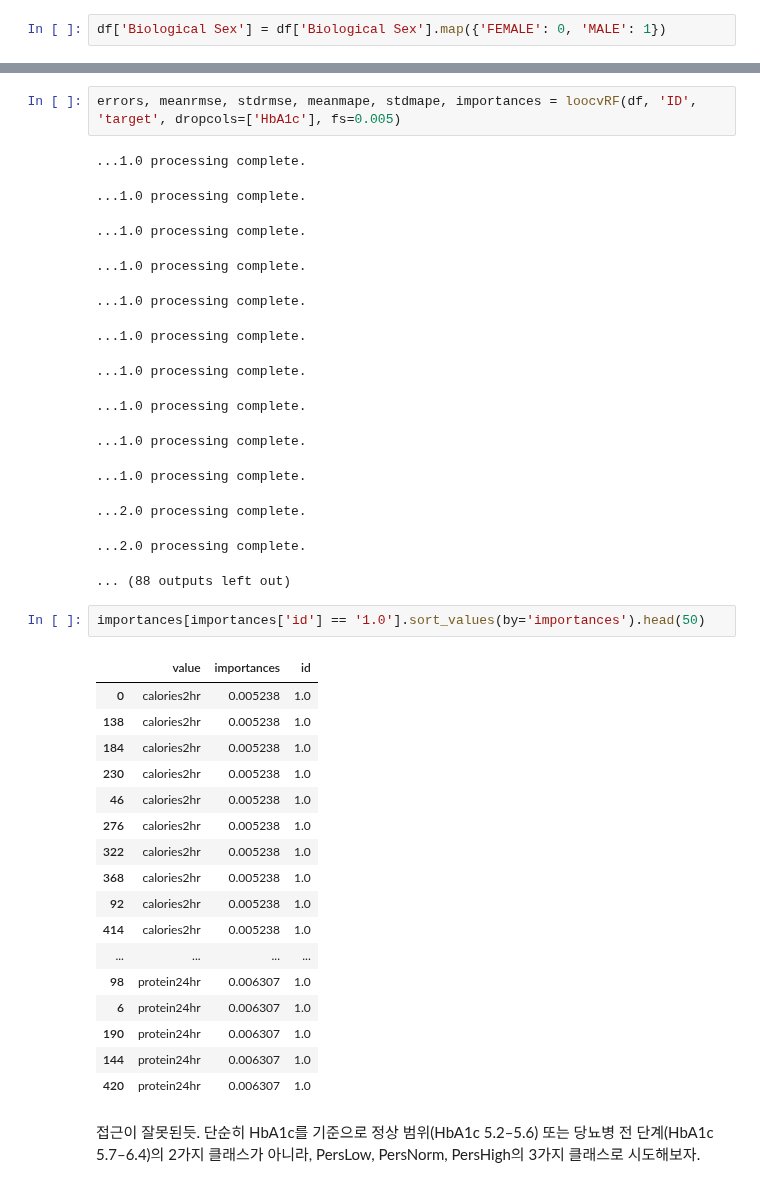
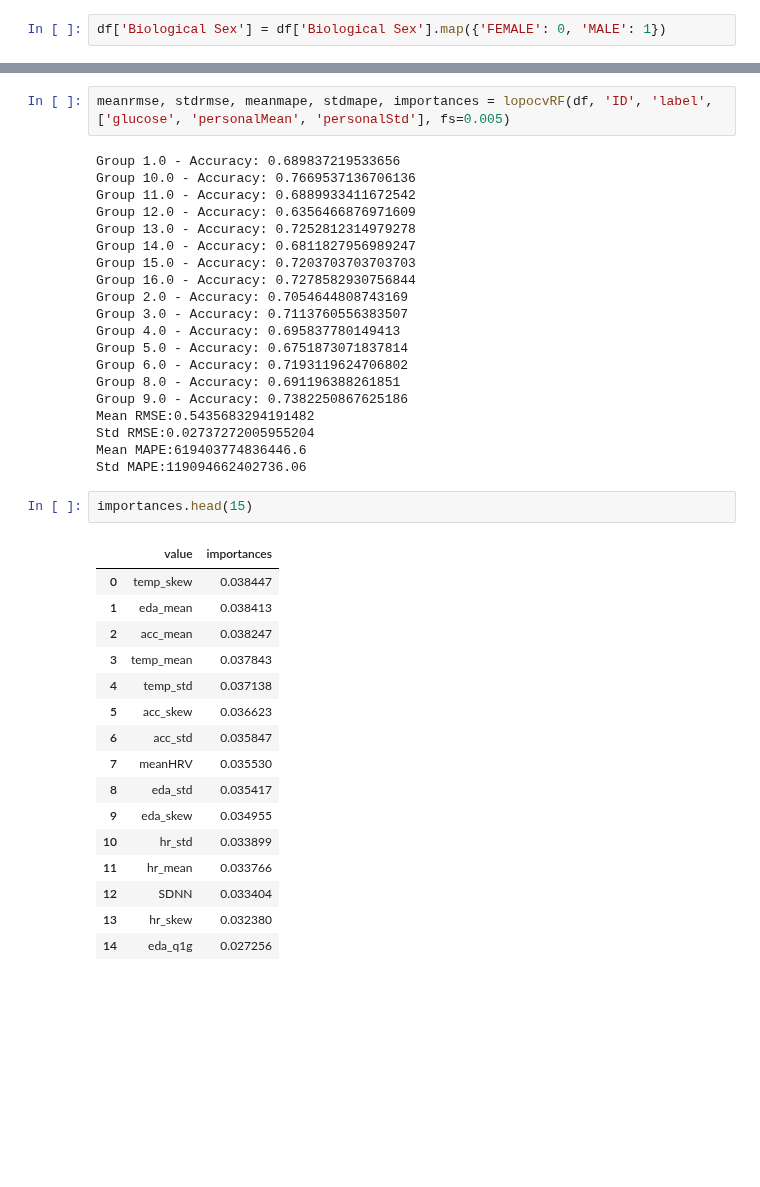
Before and after one commit to mingg12/engineering-newFork, a Jupyter notebook: building_df_for_feature_selection.ipynb, the cells around one changed output, grey strips where cells are left out. Drawn from its saved outputs; the diff is of its cells as text; blank space fills up the shorter version.

```diff
--- a/building_df_for_feature_selection.ipynb
+++ b/building_df_for_feature_selection.ipynb
@@ -726,41 +641,44 @@ def loocvRF(data, idcolumn, outcomevar, dropcols=[], numestimators=1000, fs=0.02
 # %%
-errors, meanrmse, stdrmse, meanmape, stdmape, importances = loocvRF(df, 'ID', 'target', dropcols=['HbA1c'], fs=0.005)
+meanrmse, stdrmse, meanmape, stdmape, importances = lopocvRF(df, 'ID', 'label', ['glucose', 'personalMean', 'personalStd'], fs=0.005)
 # %% [output]
-...1.0 processing complete.
+Group 1.0 - Accuracy: 0.689837219533656
+Group 10.0 - Accuracy: 0.7669537136706136
+Group 11.0 - Accuracy: 0.6889933411672542
+Group 12.0 - Accuracy: 0.6356466876971609
+Group 13.0 - Accuracy: 0.7252812314979278
+Group 14.0 - Accuracy: 0.6811827956989247
+Group 15.0 - Accuracy: 0.7203703703703703
+Group 16.0 - Accuracy: 0.7278582930756844
+Group 2.0 - Accuracy: 0.7054644808743169
+Group 3.0 - Accuracy: 0.7113760556383507
+Group 4.0 - Accuracy: 0.695837780149413
+Group 5.0 - Accuracy: 0.6751873071837814
+Group 6.0 - Accuracy: 0.7193119624706802
+Group 8.0 - Accuracy: 0.691196388261851
+Group 9.0 - Accuracy: 0.7382250867625186
+Mean RMSE:0.5435683294191482
+Std RMSE:0.02737272005955204
+Mean MAPE:619403774836446.6
+Std MAPE:119094662402736.06
-...1.0 processing complete.
-...1.0 processing complete.
-...1.0 processing complete.
-...1.0 processing complete.
-...1.0 processing complete.
-...1.0 processing complete.
-...1.0 processing complete.
-...1.0 processing complete.
-...1.0 processing complete.
-...2.0 processing complete.
-...2.0 processing complete.
-... (88 outputs left out)
-# %%
-importances[importances['id'] == '1.0'].sort_values(by='importances').head(50)
-# %% [output]
-|  | value | importances | id |
-| 0 | calories2hr | 0.005238 | 1.0 |
-| 138 | calories2hr | 0.005238 | 1.0 |
-| 184 | calories2hr | 0.005238 | 1.0 |
-| 230 | calories2hr | 0.005238 | 1.0 |
-| 46 | calories2hr | 0.005238 | 1.0 |
-| 276 | calories2hr | 0.005238 | 1.0 |
-| 322 | calories2hr | 0.005238 | 1.0 |
-| 368 | calories2hr | 0.005238 | 1.0 |
-| 92 | calories2hr | 0.005238 | 1.0 |
-| 414 | calories2hr | 0.005238 | 1.0 |
-| ... | ... | ... | ... |
-| 98 | protein24hr | 0.006307 | 1.0 |
-| 6 | protein24hr | 0.006307 | 1.0 |
-| 190 | protein24hr | 0.006307 | 1.0 |
-| 144 | protein24hr | 0.006307 | 1.0 |
-| 420 | protein24hr | 0.006307 | 1.0 |
-# %% [markdown]
-접근이 잘못된듯. 단순히 HbA1c를 기준으로 정상 범위(HbA1c 5.2–5.6) 또는 당뇨병 전 단계(HbA1c 5.7–6.4)의 2가지 클래스가 아니라, PersLow, PersNorm, PersHigh의 3가지 클래스로 시도해보자.
+# %%
+importances.head(15)
+# %% [output]
+|  | value | importances |
+| 0 | temp_skew | 0.038447 |
+| 1 | eda_mean | 0.038413 |
+| 2 | acc_mean | 0.038247 |
+| 3 | temp_mean | 0.037843 |
+| 4 | temp_std | 0.037138 |
+| 5 | acc_skew | 0.036623 |
+| 6 | acc_std | 0.035847 |
+| 7 | meanHRV | 0.035530 |
+| 8 | eda_std | 0.035417 |
+| 9 | eda_skew | 0.034955 |
+| 10 | hr_std | 0.033899 |
+| 11 | hr_mean | 0.033766 |
+| 12 | SDNN | 0.033404 |
+| 13 | hr_skew | 0.032380 |
+| 14 | eda_q1g | 0.027256 |
 # %%
 import matplotlib.pyplot as plt
 
```
Also changed, not shown: parts of 11 cells of this notebook.
